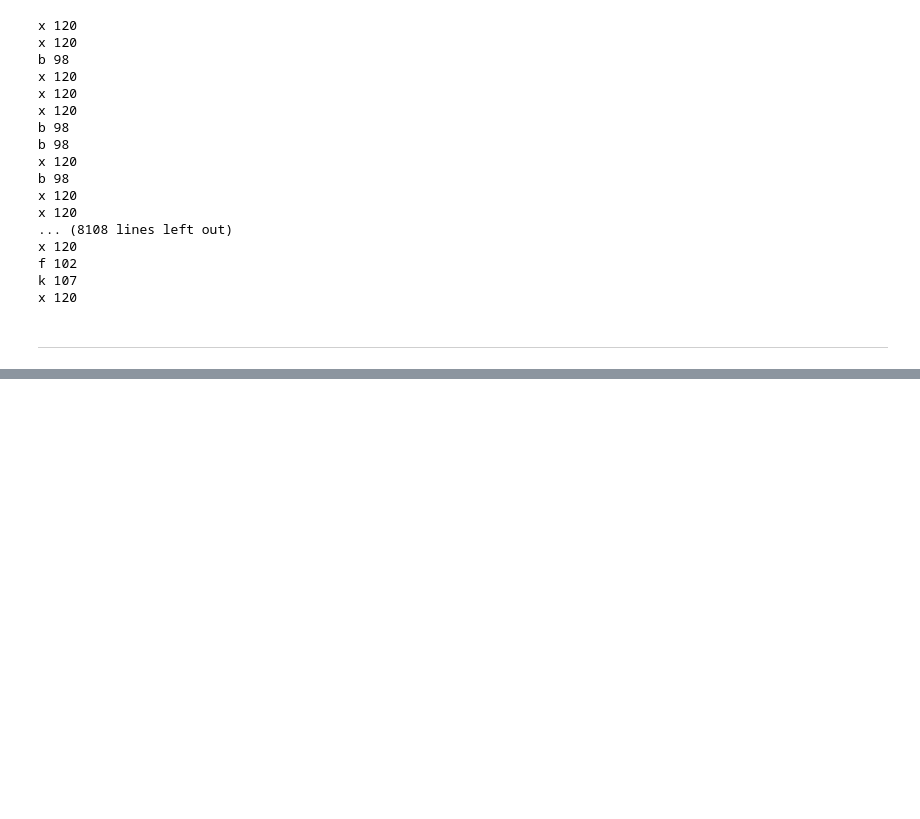
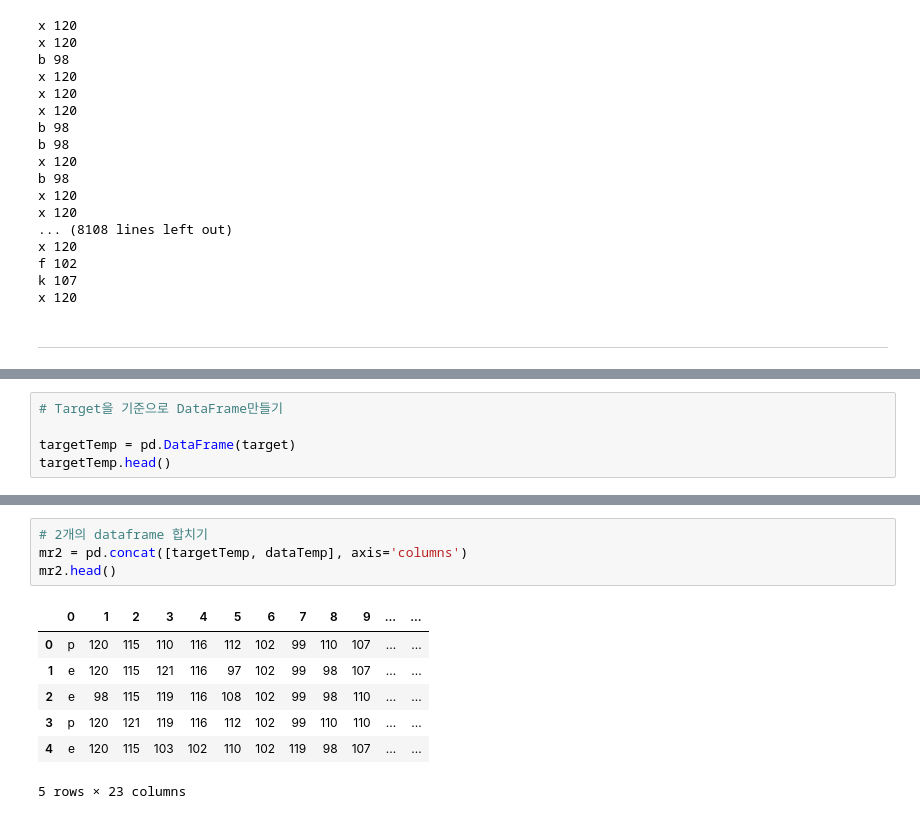
Before and after one commit to xywon0219nate-blip/Machine-Learning, a Jupyter notebook: Note/08.RandomForest.ipynb, the cells around one changed output, grey strips where cells are left out. Cells and saved outputs as stored; diff of their text form; blank space fills up the shorter version.

```diff
--- a/Note/08.RandomForest.ipynb
+++ b/Note/08.RandomForest.ipynb
@@ -174,0 +174,5 @@ for row_index, row in mr.iterrows():
+# %%
+# Target을 기준으로 DataFrame만들기
+
+targetTemp = pd.DataFrame(target)
+targetTemp.head()
@@ -174,0 +199,12 @@ for row_index, row in mr.iterrows():
+# %%
+# 2개의 dataframe 합치기
+mr2 = pd.concat([targetTemp, dataTemp], axis='columns')
+mr2.head()
+# %% [output]
+|  | 0 | 1 | 2 | 3 | 4 | 5 | 6 | 7 | 8 | 9 | ... | ... |
+| 0 | p | 120 | 115 | 110 | 116 | 112 | 102 | 99 | 110 | 107 | ... | ... |
+| 1 | e | 120 | 115 | 121 | 116 | 97 | 102 | 99 | 98 | 107 | ... | ... |
+| 2 | e | 98 | 115 | 119 | 116 | 108 | 102 | 99 | 98 | 110 | ... | ... |
+| 3 | p | 120 | 121 | 119 | 116 | 112 | 102 | 99 | 110 | 110 | ... | ... |
+| 4 | e | 120 | 115 | 103 | 102 | 110 | 102 | 119 | 98 | 107 | ... | ... |
+5 rows × 23 columns
```
Also changed, not shown: parts of 23 cells of this notebook, 4 other files.
